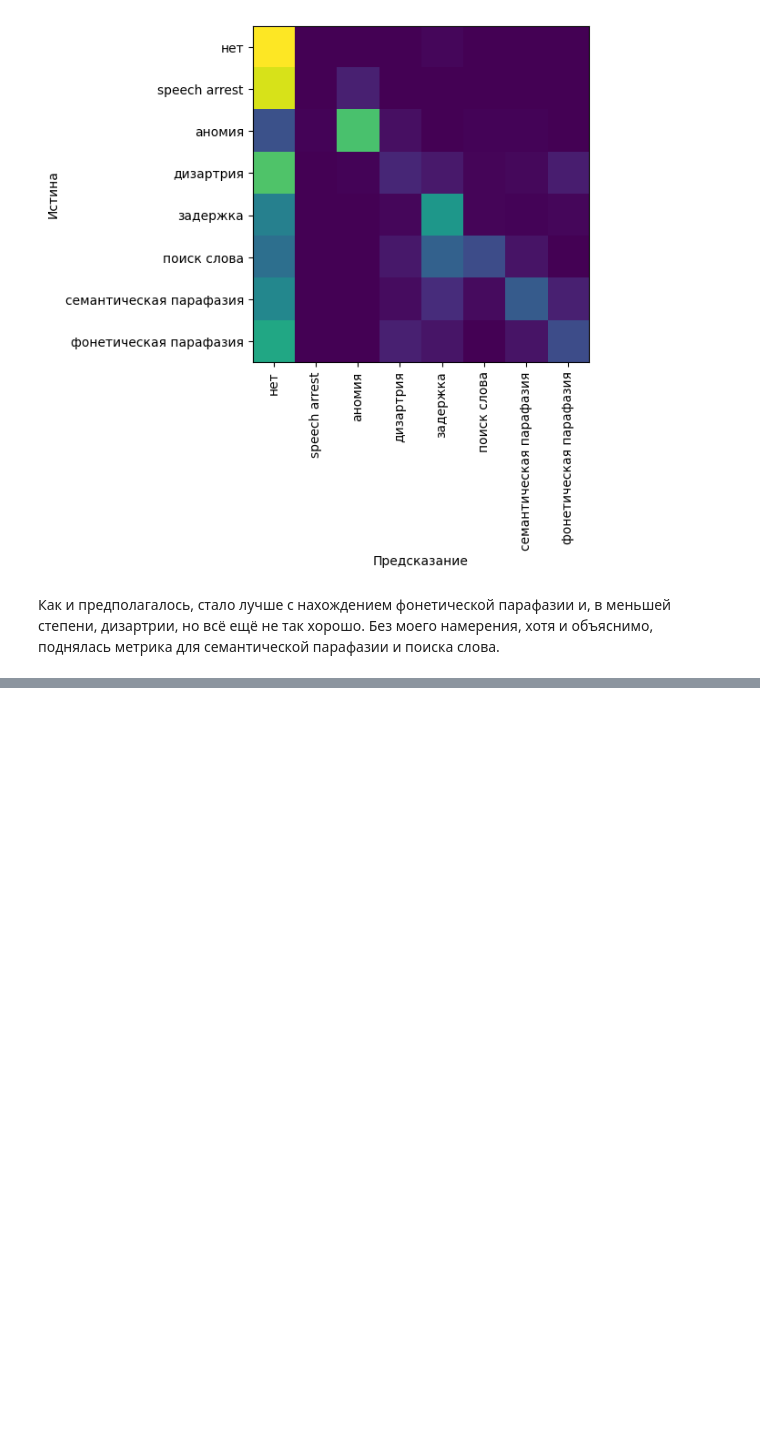
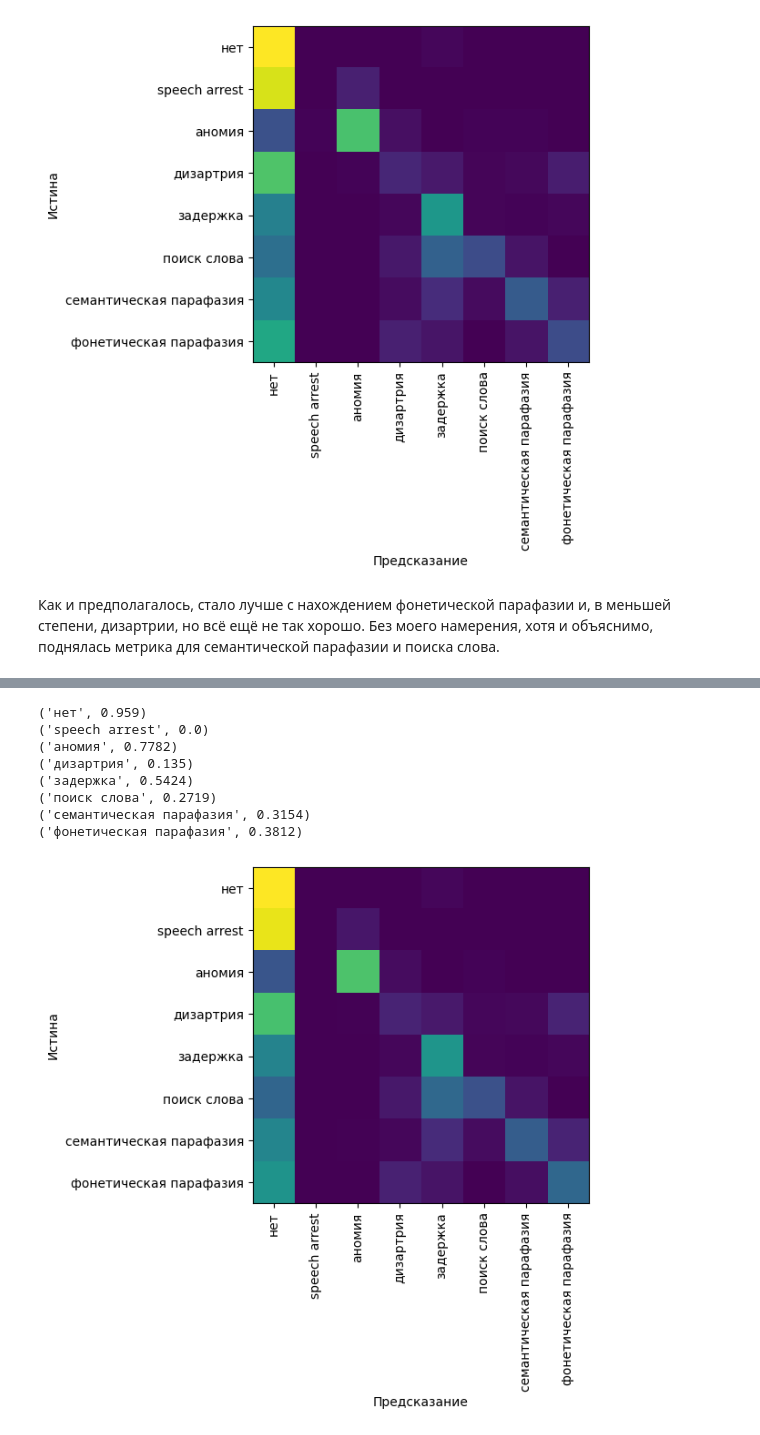
Before and after one commit to vmgorelikov/Automated-Classification-of-Language-Eloquent-Areas-in-Neurotypical-Individuals, a Jupyter notebook: notebooks/feature_extraction.ipynb, the cells around one changed output, grey strips where cells are left out. Cells and saved outputs as stored; diff of their text form; code cells hidden in the pictures; blank space fills up the shorter version.

Commit message:
add subst. pair feature extraction

```diff
--- a/notebooks/feature_extraction.ipynb
+++ b/notebooks/feature_extraction.ipynb
@@ -76,13 +76,11 @@ from sklearn.metrics import f1_score, confusion_matrix
 from matplotlib.pyplot import imshow, ylabel, xlabel, yticks, xticks
 import numpy as np
 
-def evaluate(X, y):
+def evaluate(X, y, pipeline: Pipeline = Pipeline([
+            ('classifier', RandomForestClassifier(random_state=SEED))])
+        ):
     # relative_length и RT_start — разного масштаба, для
     # линейных моделей здесь был бы скейлер
-    pipeline_1 = Pipeline([
-        ('classifier', RandomForestClassifier(random_state=SEED)
-        )
-    ])
     k = 5
     stratified_k_fold = StratifiedKFold(n_splits = k, # test 20%
                                         shuffle = True,
@@ -95,8 +93,8 @@ def evaluate(X, y):
                     enumerate(stratified_k_fold.split(X, y)):
         X_train, X_test = X[train_mask], X[test_mask]
         y_train, y_test = y[train_mask], y[test_mask]
-        pipeline_1.fit(X_train, y_train)
-        predictions = pipeline_1.predict(X_test)
+        pipeline.fit(X_train, y_train)
+        predictions = pipeline.predict(X_test)
         f1s[i] = f1_score(y_test, predictions, average=None)
         confusion_matrices[i] = confusion_matrix(y_test, predictions)
 
@@ -190,0 +222,12 @@ evaluate(X, y)
+# %%
+import re
+
+def get_replacement_pairs(**kwargs):
+    # хочется смотреть на замены на буквы, а не на
+    # пробелы или квадратные скобки
+    stimulus = re.sub(r'[^а-яё ]', '', kwargs['Stimulus'])
+    response = re.sub(r'[^а-яё ]', '', kwargs['Response_annot'])
+    return [(stimulus[i], response[j])
+            for tag, i, j in Levenshtein.editops(stimulus,
+                                            response)
+            if tag == 'replace']
@@ -190,0 +293,4 @@ evaluate(X, y)
+# %%
+replacement_counter = ReplacementCounter()
+replacement_counter.fit(dataset_2)
+replacement_counter.transform(dataset_2[:20])
@@ -190,0 +312,22 @@ evaluate(X, y)
+# %%
+new_pipeline = Pipeline([
+        ('counter', ReplacementCounter(max_features=99999)),
+        ('classifier', RandomForestClassifier())
+])
+
+X = dataset_2[['Stimulus', 'Response_annot',
+               'RT_start', 'relative_length',
+               'insertions', 'deletions', 'replacements']]
+y = dataset_2['error_type_label']
+
+evaluate(X, y, new_pipeline)
+# %% [output]
+('нет', 0.959)
+('speech arrest', 0.0)
+('аномия', 0.7782)
+('дизартрия', 0.135)
+('задержка', 0.5424)
+('поиск слова', 0.2719)
+('семантическая парафазия', 0.3154)
+('фонетическая парафазия', 0.3812)
+[figure, added]
```
Also changed, not shown: parts of 9 cells of this notebook.
